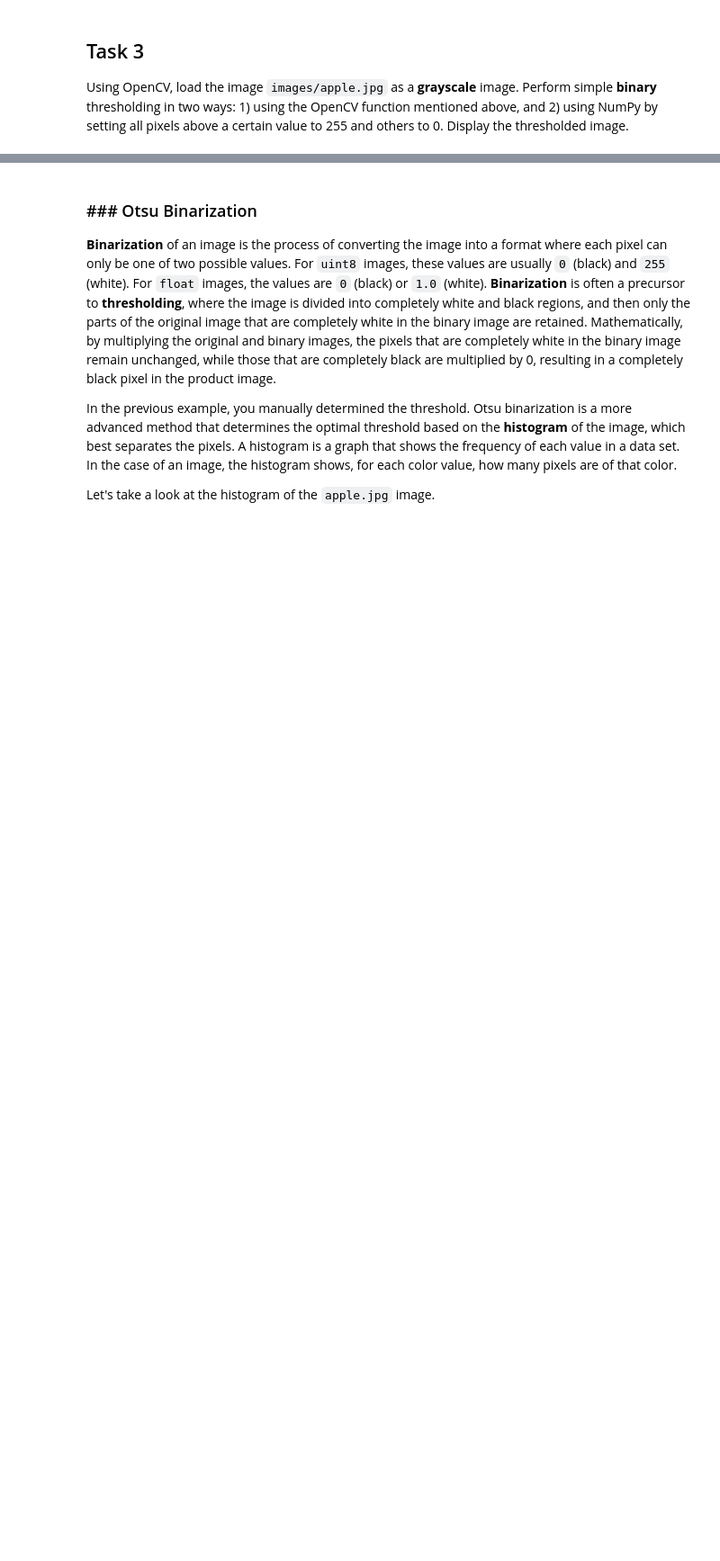
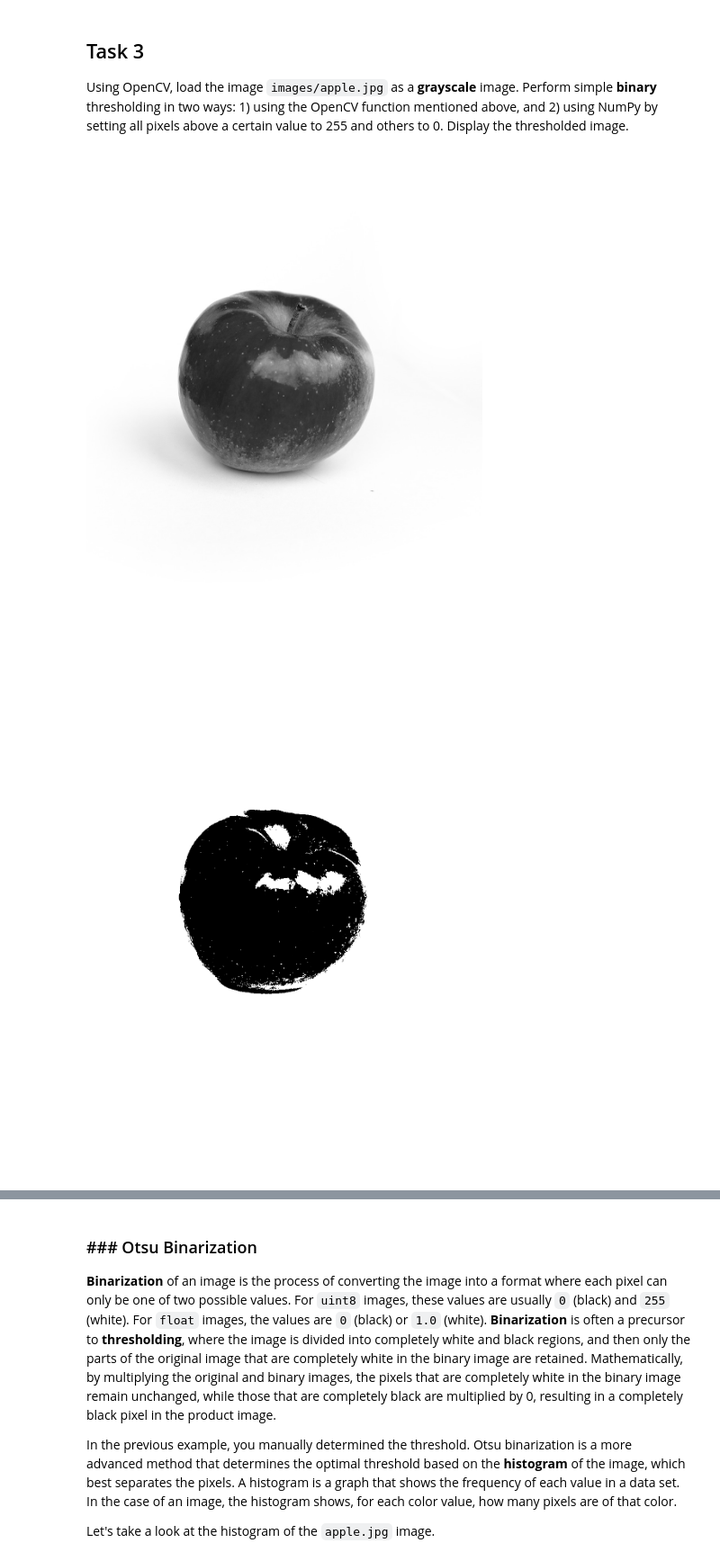
Before and after one commit to mirkomilicic6/racunalni_vid_zadace, a Jupyter notebook: lab3.ipynb, the cells around one changed output, grey strips where cells are left out. Shown at 90% size. Drawn from its saved outputs; the diff is of its cells as text; code cells hidden in the pictures; blank space fills up the shorter version.

```diff
--- a/lab3.ipynb
+++ b/lab3.ipynb
@@ -116,0 +115,24 @@ Using OpenCV, load the image `images/apple.jpg` as a **grayscale** image. Perfor
+# %%
+# opencv
+import cv2
+from google.colab.patches import cv2_imshow
+
+image = cv2.imread('images/apple.jpg', cv2.IMREAD_GRAYSCALE)
+
+# Check if the image was loaded properly
+if image is None:
+    print("Error: Could not load image.")
+else:
+    # Apply binary thresholding
+    threshold_value = 127
+    max_value = 255
+    _, binary_image = cv2.threshold(image, threshold_value, max_value, cv2.THRESH_BINARY)
+
+    # Display the original and the binary thresholded image
+    cv2_imshow(image)
+    cv2_imshow(binary_image)
+    cv2.waitKey(0)
+    cv2.destroyAllWindows()
+# %% [output]
+[figure, added]
+[figure, added]
```
Also changed, not shown: parts of 23 cells of this notebook.
